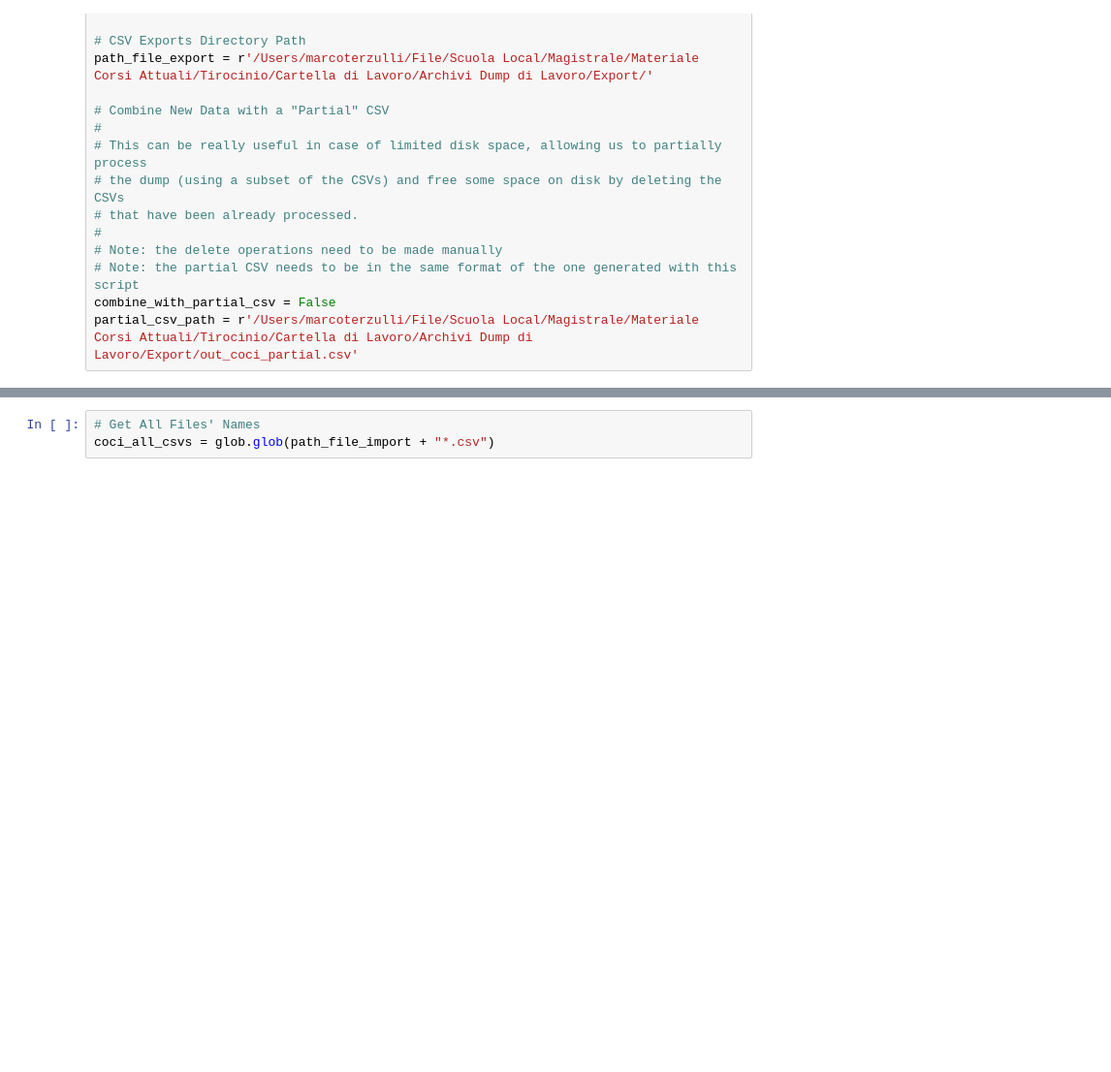
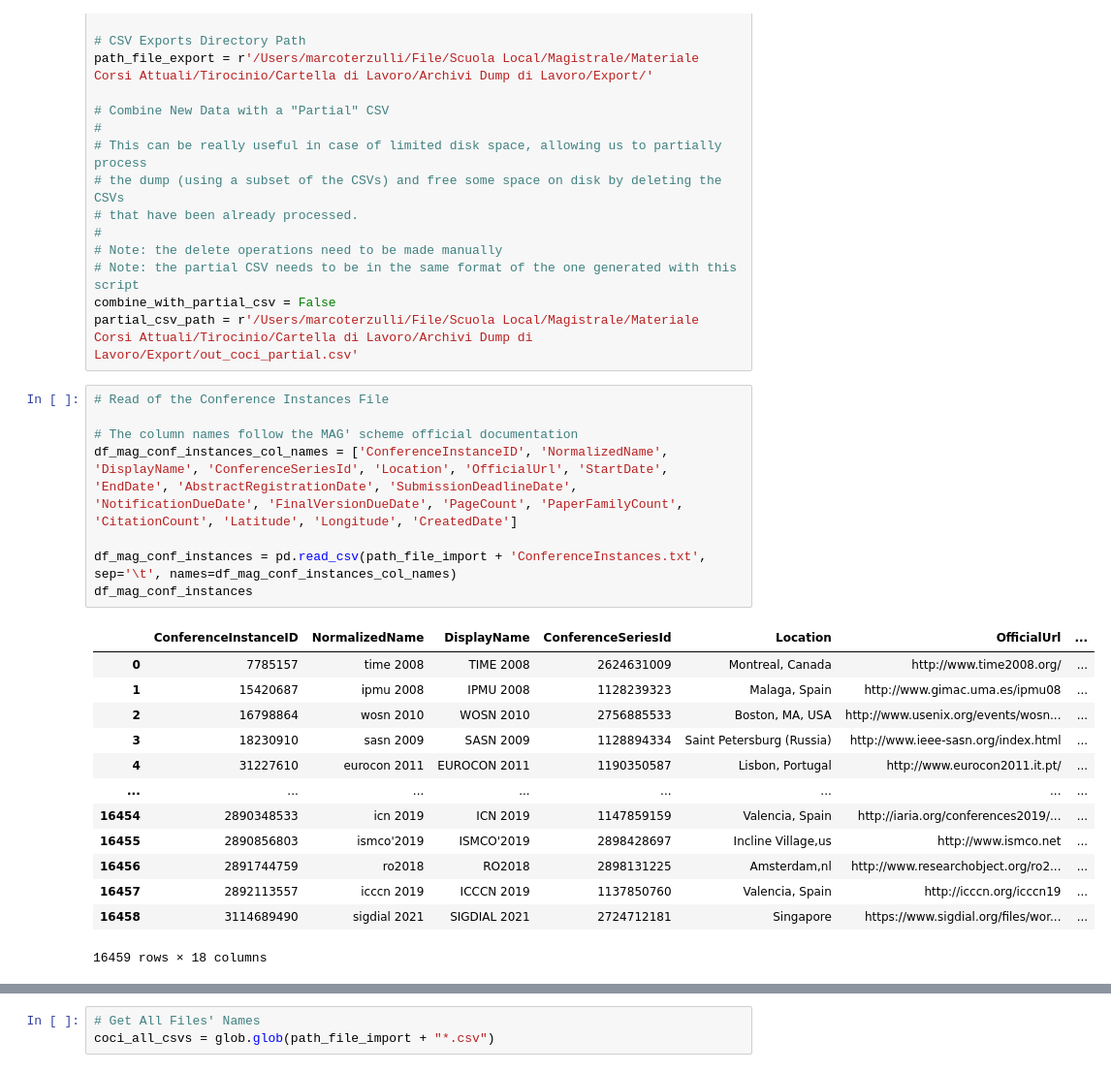
Before and after one commit to MarcoTerzulli/conftur_terzulli, a Jupyter notebook: Test Pipeline Download e Preprocess/preprocess_mag_alpha_1.ipynb, the cells around one changed output, grey strips where cells are left out. Shown at 97% size. Drawn from its saved outputs; the diff is of its cells as text; blank space fills up the shorter version.

```diff
--- a/Test Pipeline Download e Preprocess/preprocess_mag_alpha_1.ipynb
+++ b/Test Pipeline Download e Preprocess/preprocess_mag_alpha_1.ipynb
@@ -36,3 +36,25 @@ path_file_export = r'/Users/marcoterzulli/File/Scuola Local/Magistrale/Materiale
 # Note: the partial CSV needs to be in the same format of the one generated with this script
 combine_with_partial_csv = False
 partial_csv_path = r'/Users/marcoterzulli/File/Scuola Local/Magistrale/Materiale Corsi Attuali/Tirocinio/Cartella di Lavoro/Archivi Dump di Lavoro/Export/out_coci_partial.csv'
+# %%
+# Read of the Conference Instances File
+
+# The column names follow the MAG' scheme official documentation
+df_mag_conf_instances_col_names = ['ConferenceInstanceID', 'NormalizedName', 'DisplayName', 'ConferenceSeriesId', 'Location', 'OfficialUrl', 'StartDate', 'EndDate', 'AbstractRegistrationDate', 'SubmissionDeadlineDate', 'NotificationDueDate', 'FinalVersionDueDate', 'PageCount', 'PaperFamilyCount', 'CitationCount', 'Latitude', 'Longitude', 'CreatedDate']
+
+df_mag_conf_instances = pd.read_csv(path_file_import + 'ConferenceInstances.txt', sep='\t', names=df_mag_conf_instances_col_names)
+df_mag_conf_instances
+# %% [output]
+|  | ConferenceInstanceID | NormalizedName | DisplayName | ConferenceSeriesId | Location | OfficialUrl | ... |
+| 0 | 7785157 | time 2008 | TIME 2008 | 2624631009 | Montreal, Canada | http://www.time2008.org/ | ... |
+| 1 | 15420687 | ipmu 2008 | IPMU 2008 | 1128239323 | Malaga, Spain | http://www.gimac.uma.es/ipmu08 | ... |
+| 2 | 16798864 | wosn 2010 | WOSN 2010 | 2756885533 | Boston, MA, USA | http://www.usenix.org/events/wosn... | ... |
+| 3 | 18230910 | sasn 2009 | SASN 2009 | 1128894334 | Saint Petersburg (Russia) | http://www.ieee-sasn.org/index.html | ... |
+| 4 | 31227610 | eurocon 2011 | EUROCON 2011 | 1190350587 | Lisbon, Portugal | http://www.eurocon2011.it.pt/ | ... |
+| ... | ... | ... | ... | ... | ... | ... | ... |
+| 16454 | 2890348533 | icn 2019 | ICN 2019 | 1147859159 | Valencia, Spain | http://iaria.org/conferences2019/... | ... |
+| 16455 | 2890856803 | ismco'2019 | ISMCO'2019 | 2898428697 | Incline Village,us | http://www.ismco.net | ... |
+| 16456 | 2891744759 | ro2018 | RO2018 | 2898131225 | Amsterdam,nl | http://www.researchobject.org/ro2... | ... |
+| 16457 | 2892113557 | icccn 2019 | ICCCN 2019 | 1137850760 | Valencia, Spain | http://icccn.org/icccn19 | ... |
+| 16458 | 3114689490 | sigdial 2021 | SIGDIAL 2021 | 2724712181 | Singapore | https://www.sigdial.org/files/wor... | ... |
+16459 rows × 18 columns
```
Also changed, not shown: parts of 3 cells of this notebook.
